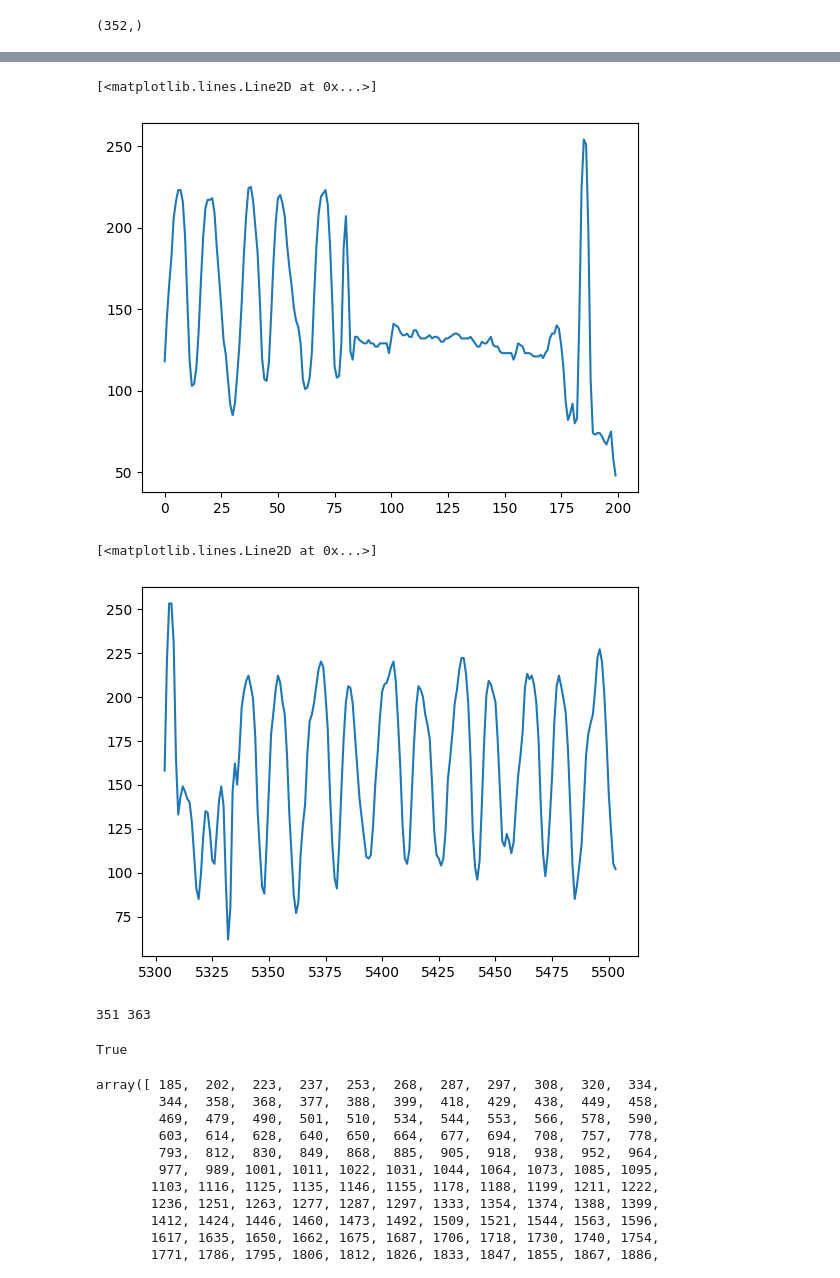
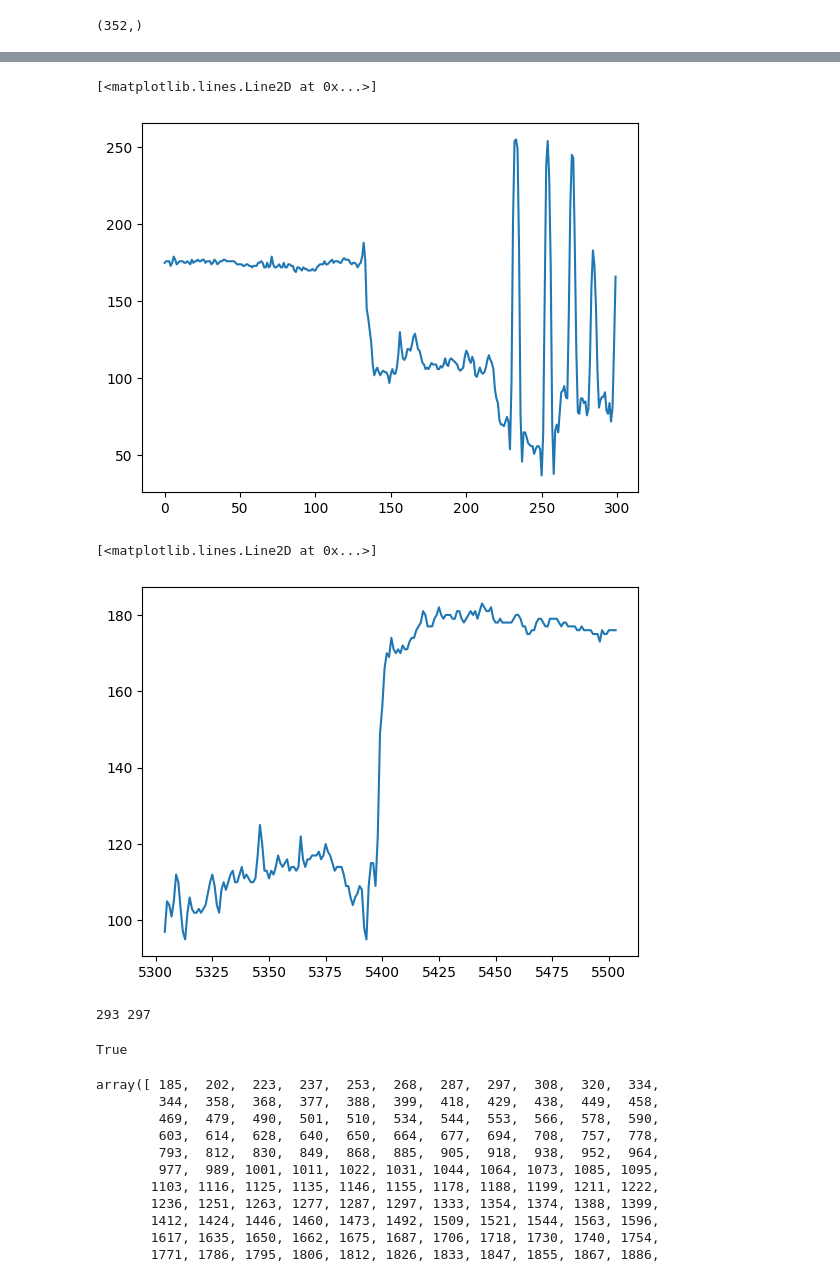
Before and after one commit to GabrielVandersippe/cern-cablage, a Jupyter notebook: lucas.ipynb, the cells around one changed output, grey strips where cells are left out. Drawn from its saved outputs; the diff is of its cells as text; code cells hidden in the pictures.

Commit message:
test v2 : 90%

```diff
--- a/lucas.ipynb
+++ b/lucas.ipynb
@@ -566,27 +548,29 @@ array([False, False, False, False, False, False, False, False, False,
 # %%
-image = cv2.imread('ModulePictures/20UPGM23211355_PPPV2_46_AfterBonding.jpg')
+image = cv2.imread('ModulePictures/P1008_20UPGM23210595_AfterWirebonding.jpg')
+left = 920
+right = 5920
 # image2 = cv2.convertScaleAbs(image, 1, 1)
 grey = cv2.cvtColor(image, cv2.COLOR_BGR2GRAY)
 n = grey.shape[0]
-plt.plot(np.arange(grey.shape[0])[:200], grey[:,910][:200])
+plt.plot(np.arange(grey.shape[0])[:300], grey[:,left][:300])
 # %% [output]
 [<matplotlib.lines.Line2D at 0x...>]
-[figure, old version]
+[figure, new version]
 # %%
-plt.plot(np.arange(grey.shape[0])[n-200:], grey[:,740][n-200:])
+plt.plot(np.arange(grey.shape[0])[n-200:], grey[:,right][n-200:])
 # %% [output]
 [<matplotlib.lines.Line2D at 0x...>]
-[figure, old version]
+[figure, new version]
 # %%
 image2 = image.copy()
-test = count_v2(image, 910, 6130)
+test = test_count_v2(image, left, right)
 for x in test :
-    image2[x, 910, 0] = 0
-    image2[x, 910, 1] = 0
-    image2[x, 910, 2] = 255
+    image2[x, left, 0] = 0
+    image2[x, left, 1] = 0
+    image2[x, left, 2] = 255
 cv2.imwrite('test.jpg',image2)
 # %% [output]
-351 363
+293 297
 True
 # %%
 test
```
Also changed, not shown: parts of 5 cells of this notebook.
